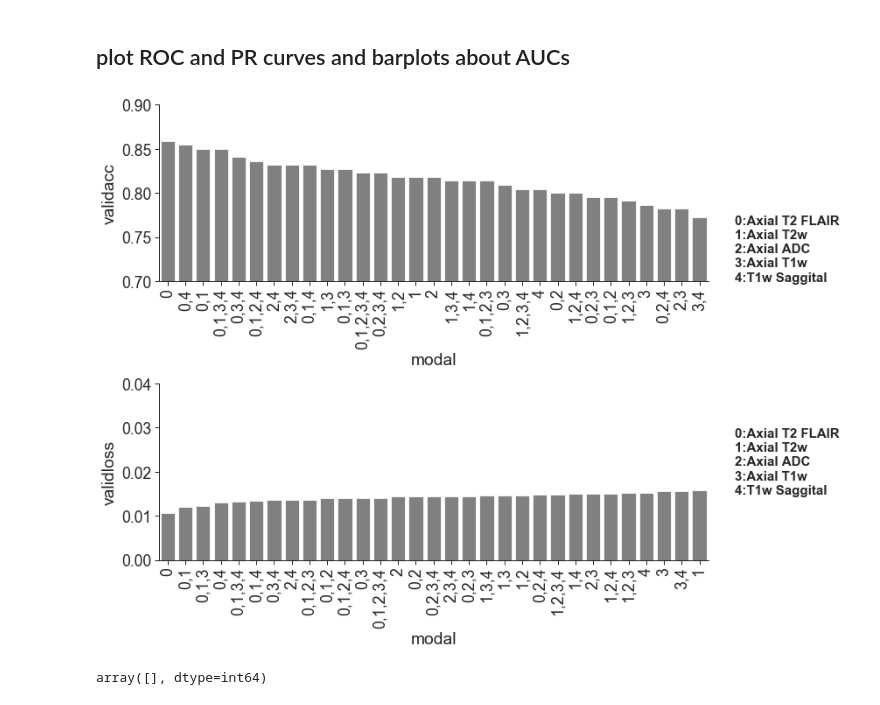
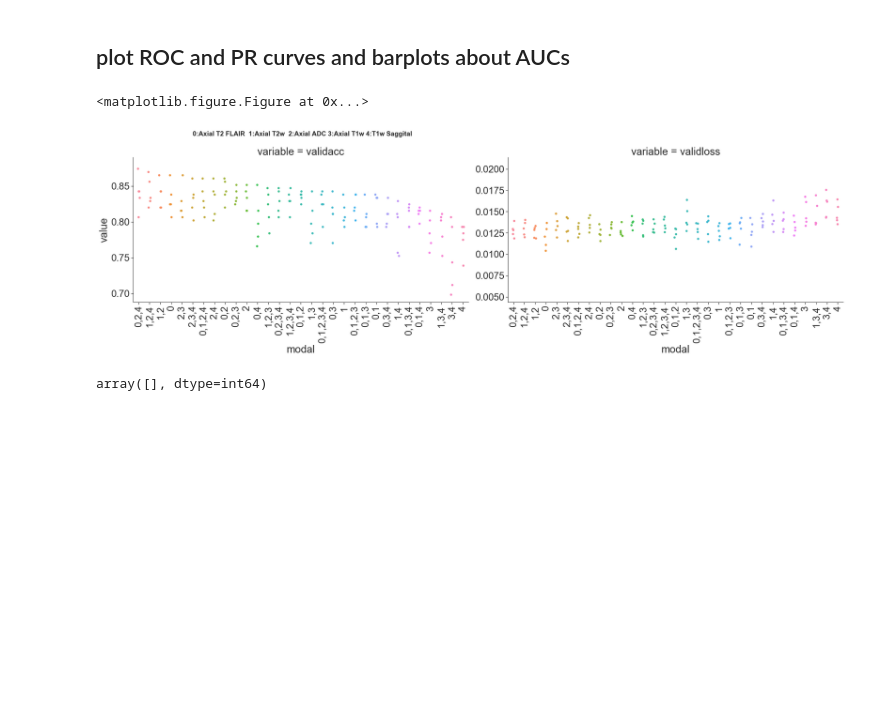
Before and after one commit to qinqian/neonatal_neuroimaging_scratch_codes, a Jupyter notebook: models/pytorch/figure2.ipynb, the cells around one changed output. Drawn from its saved outputs; the diff is of its cells as text; code cells hidden in the pictures; blank space fills up the shorter version.

```diff
--- a/models/pytorch/figure2.ipynb
+++ b/models/pytorch/figure2.ipynb
@@ -79,3 +93,7 @@ for m, value in enumerate(metrics_all):
         continue
     best.append(metrics_all[m].iloc[np.argsort(metrics_all[m].validloss.values)[0],])
 best = pd.concat(best, axis=1).transpose()
+best.sort_values(['validloss'], inplace=True, ascending=True)
+best = best.drop_duplicates(['modal', 'seed'], keep="first")
+best_all = best
+best_all
@@ -122,33 +132,48 @@ def replace_labels(x):
 
 #too long labels ugly
 #best.modal = best.modal.map(replace_labels)
-labels = "0:Axial T2 FLAIR\n1:Axial T2w \n2:Axial ADC\n3:Axial T1w\n4:T1w Saggital"
+labels = "0:Axial T2 FLAIR  1:Axial T2w  2:Axial ADC 3:Axial T1w 4:T1w Saggital"
 # %%
-best_all.sort_values('validacc', inplace=True, ascending=False)
-plt.figure(figsize=(12, 9))
-plt.subplot(2, 1, 1)
-ax = sns.barplot(x="modal", y="validacc", data=best_all, dodge=False, color='gray')
+best_all.sort_values('validloss', inplace=True, ascending=False)
+vis_valid_data = best_all.melt(id_vars=['modal', 'seed'],
+                         value_vars=['validacc', 'validloss'])
+vis_valid_data.head()
+plt.figure(figsize=(20, 9))
+g = sns.catplot(x="modal", y="value", aspect=2, col="variable",
+            hue="modal", sharey=False, data=vis_data,
+            height=6)
+g.axes[-1][0].text(5, 0.92,
+                   labels,
+                   style='normal',fontweight='bold',fontsize=15,
+                   bbox={'facecolor':'white', 'alpha':0.5, 'pad':10})
+(g.set_xticklabels(rotation=90).despine())
 
-sns.despine()
-plt.tick_params(axis='x', rotation=90, width=1)
-plt.ylim([0.7, 0.9])
-ax.text(32, 0.7, labels, style='normal',fontweight='bold',fontsize=15,
-        bbox={'facecolor':'white', 'alpha':0.5, 'pad':10})
-plt.tight_layout()
-
-best_all.sort_values('validloss', inplace=True, ascending=True)
-plt.subplot(2, 1, 2)
-ax = sns.barplot(x="modal", y="validloss", data=best_all, dodge=False, color='gray')
-ax.text(32, 0.015, labels, style='normal',fontweight='bold',fontsize=15,
-         bbox={'facecolor':'white', 'alpha':0.5, 'pad':10})
-sns.despine()
-plt.tick_params(axis='x', rotation=90, width=1)
-plt.ylim([0, 0.04])
-plt.tight_layout()
-
-plt.savefig('results/FigS2.pdf', height=8) # weird axis labels
+for i in g.axes:
+    for j in i:
+        j.margins = [5,5,5,5]
+# barplot below
+# plt.subplot(2, 1, 1)
+# ax = sns.barplot(x="modal", y="validacc", data=best_all,
+#                  dodge=False, color='gray')
+# sns.despine()
+# plt.tick_params(axis='x', rotation=90, width=1)
+# plt.ylim([0.5, 1])
+# ax.text(32, 0.7, labels, style='normal',fontweight='bold',fontsize=12,
+#         bbox={'facecolor':'white', 'alpha':0.5, 'pad':10})
+# best_all.sort_values('validloss', inplace=True, ascending=True)
+# plt.subplot(2, 1, 2)
+# ax = sns.barplot(x="modal", y="validloss",
+#                  data=best_all, dodge=False, color='gray')
+# ax.text(32, 0.015, labels, style='normal',fontweight='bold',fontsize=15,
+#          bbox={'facecolor':'white', 'alpha':0.5, 'pad':10})
+# sns.despine()
+# plt.tick_params(axis='x', rotation=90, width=1)
+# plt.ylim([0, 0.04])
+# plt.tight_layout()
+g.savefig('results/FigS2.pdf', height=12) # weird axis labels
 # %% [output]
+<matplotlib.figure.Figure at 0x...>
-[figure, old version]
+[figure, new version]
 # %%
 test_bids = pd.read_csv('results/seed1_test.csv', index_col=0)
 train_bids = pd.read_csv('results/seed1_train.csv', index_col=0)
```
Also changed, not shown: parts of 8 cells of this notebook, 5 other files.
